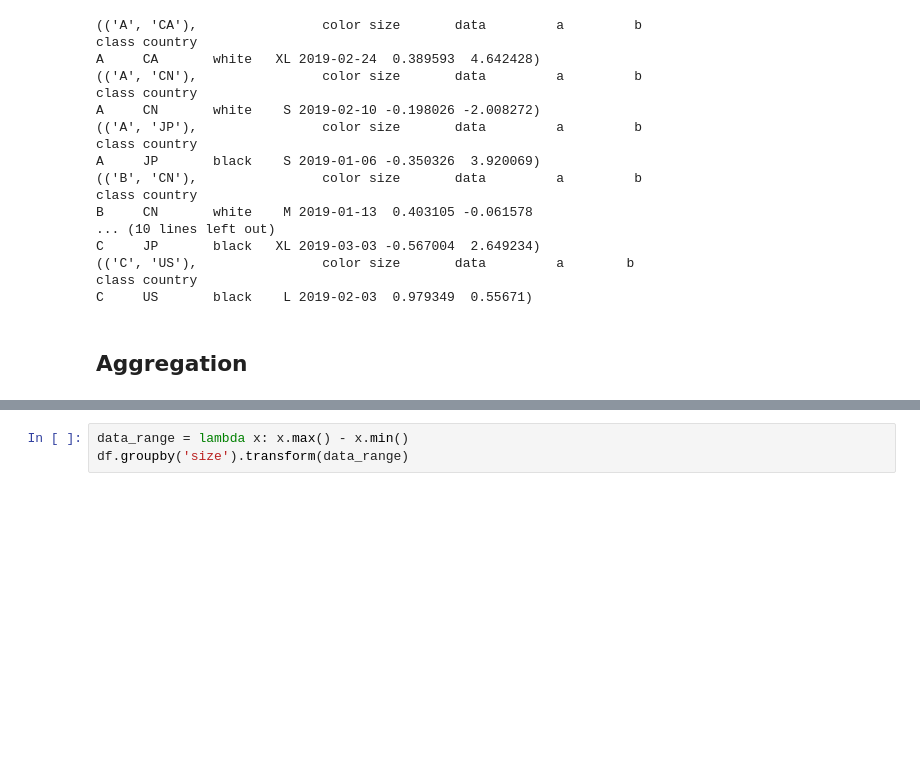
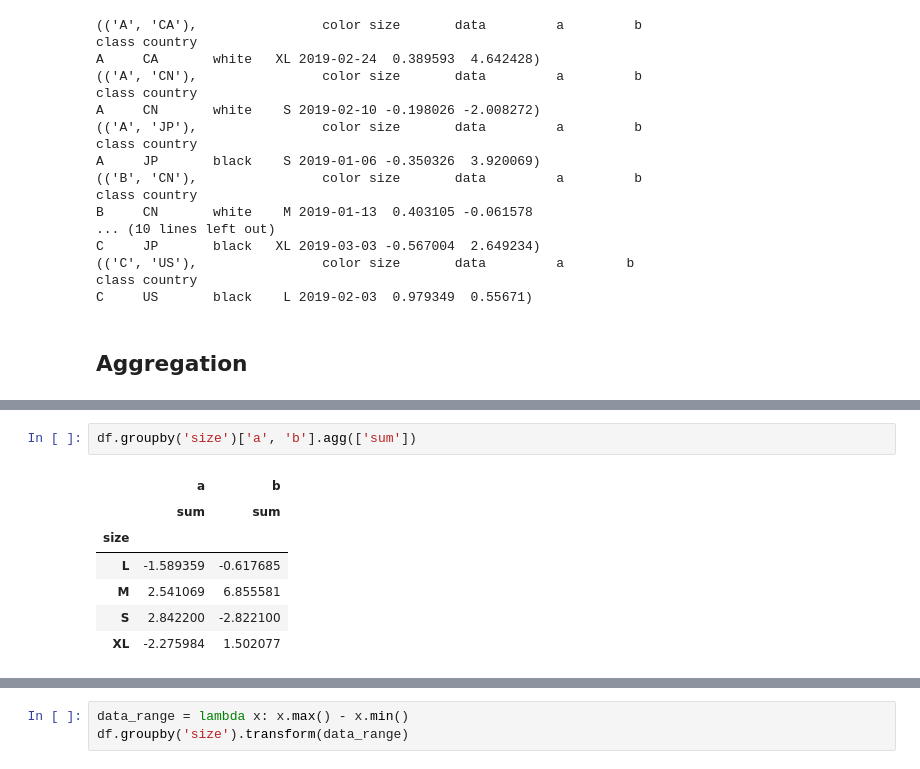
Before and after one commit to Jay4869/Data-Science, a Jupyter notebook: Python/Pandas - Index & Groupby.ipynb, the cells around one changed output, grey strips where cells are left out. Drawn from its saved outputs; the diff is of its cells as text; blank space fills up the shorter version.

```diff
--- a/Python/Pandas - Index & Groupby.ipynb
+++ b/Python/Pandas - Index & Groupby.ipynb
@@ -125 +134,11 @@ C     US       black    L 2019-02-03  0.979349  0.55671)
+# %%
+df.groupby('size')['a', 'b'].agg(['sum'])
+# %% [output]
+|  | a | b |
+|  | sum | sum |
+| size |  |  |
+| L | -1.589359 | -0.617685 |
+| M | 2.541069 | 6.855581 |
+| S | 2.842200 | -2.822100 |
+| XL | -2.275984 | 1.502077 |
 # %%
```
Also changed, not shown: parts of 14 cells of this notebook.
